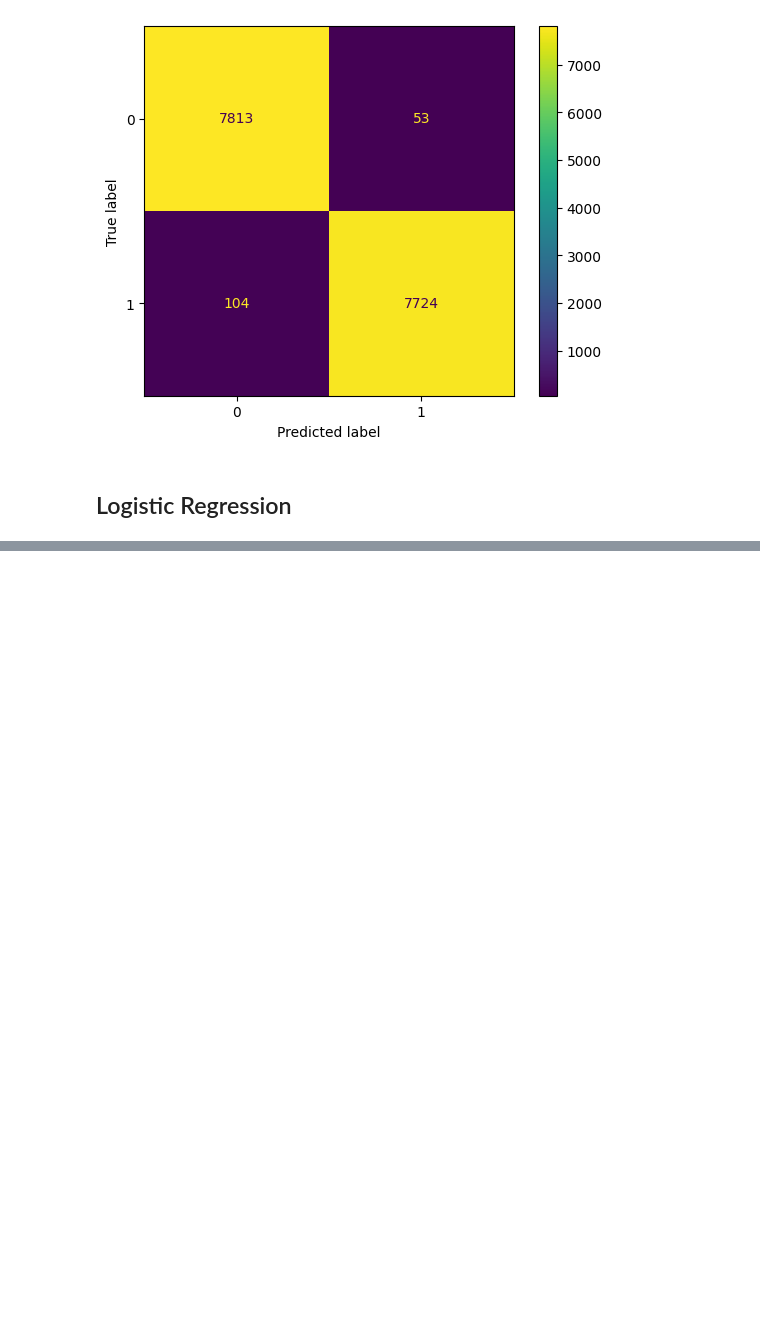
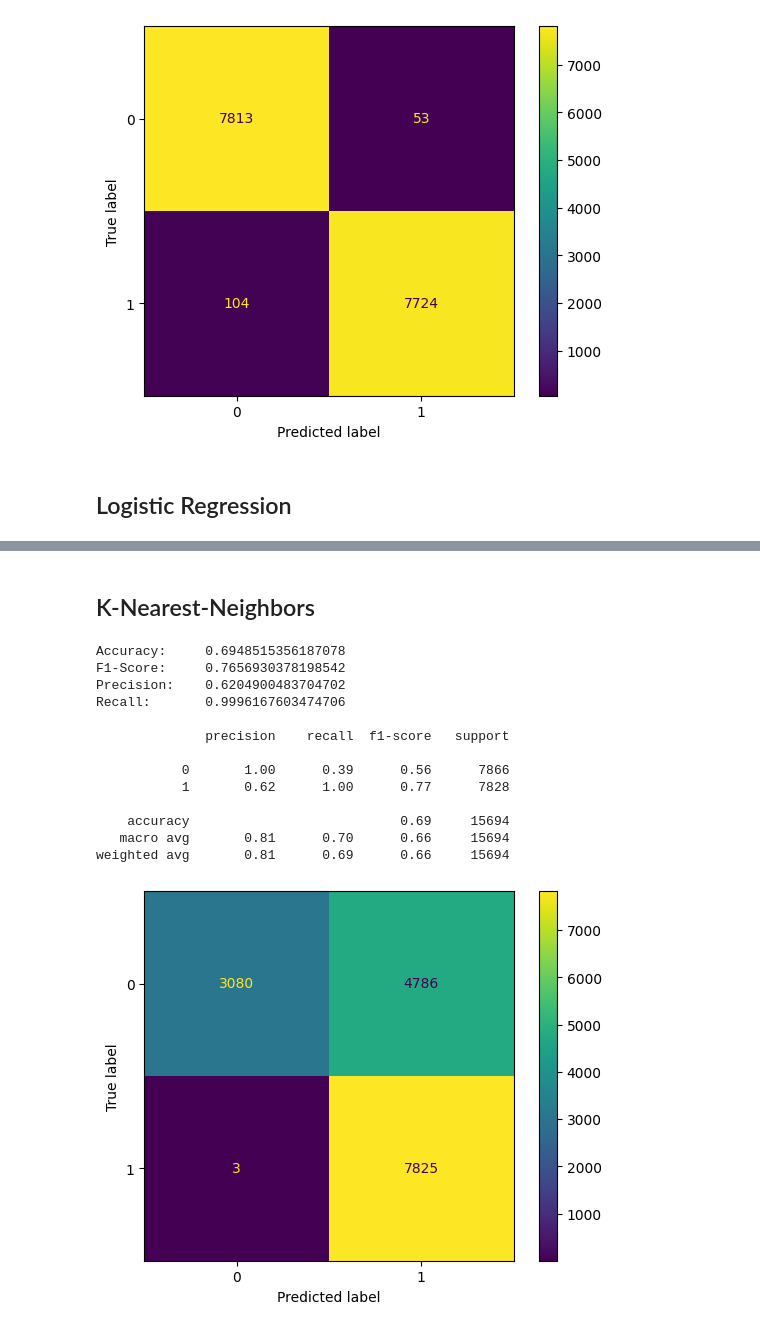
Before and after one commit to nikobiebl/Project-Work-2, a Jupyter notebook: code.ipynb, the cells around one changed output, grey strips where cells are left out. Saved outputs shown, nothing was run; the diff lists cells and outputs as text; code cells hidden in the pictures; blank space fills up the shorter version.

```diff
--- a/code.ipynb
+++ b/code.ipynb
@@ -298,0 +374,29 @@ weighted avg       0.99      0.99      0.99     15694
+# %% [markdown]
+## K-Nearest-Neighbors
+# %%
+# create classifier object
+knn_tfidf_classifier = KNeighborsClassifier()
+
+# train classifier
+knn_tfidf_classifier.fit(X_train_tfidf, y_train)
+
+# test classifier
+knn_tfidf_prediction = knn_tfidf_classifier.predict(X_test_tfidf)
+
+# evaluate
+evaluate(knn_tfidf_prediction)
+# %% [output]
+Accuracy:     0.6948515356187078
+F1-Score:     0.7656930378198542
+Precision:    0.6204900483704702
+Recall:       0.9996167603474706
+
+              precision    recall  f1-score   support
+
+           0       1.00      0.39      0.56      7866
+           1       0.62      1.00      0.77      7828
+
+    accuracy                           0.69     15694
+   macro avg       0.81      0.70      0.66     15694
+weighted avg       0.81      0.69      0.66     15694
+[figure, added]
```
Also changed, not shown: parts of 10 cells of this notebook, 2 other files.
